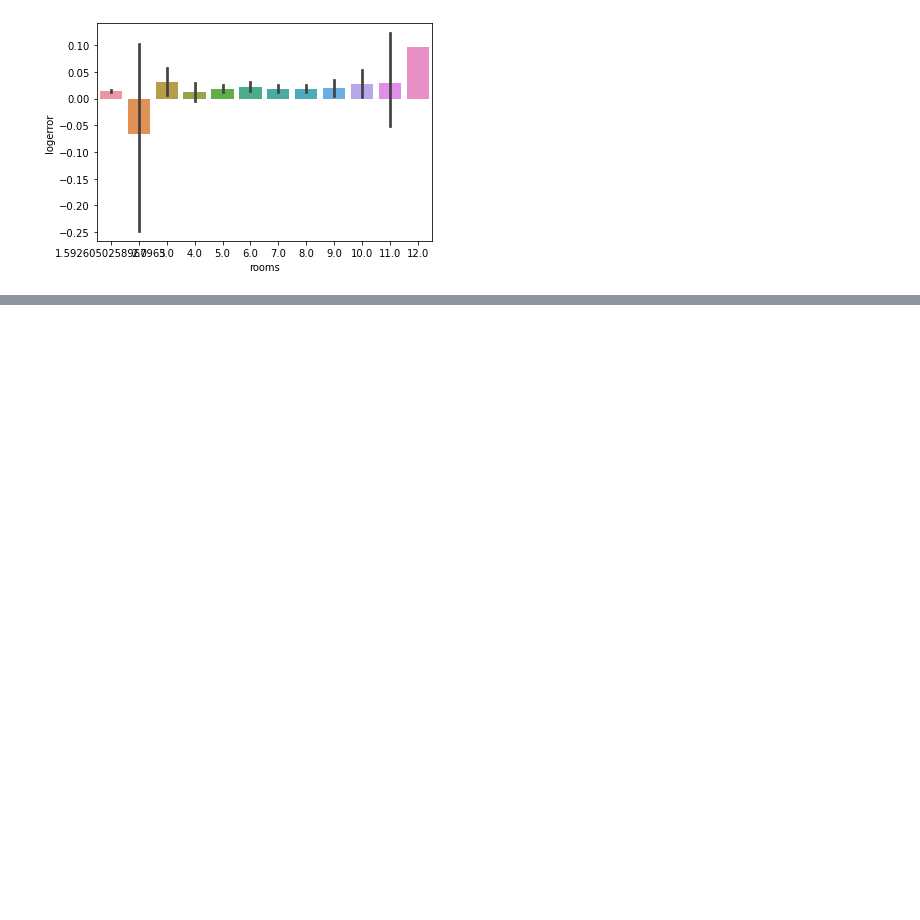
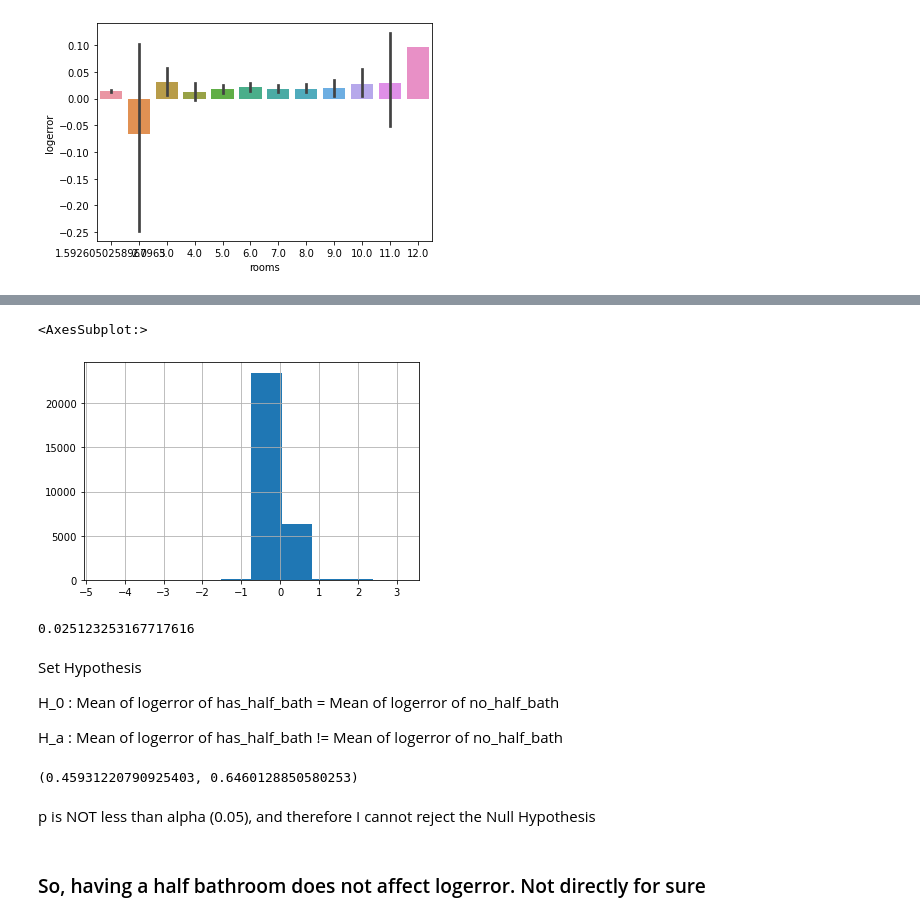
Before and after one commit to brianclements03/clustering, a Jupyter notebook: explore_zillow.ipynb, the cells around one changed output, grey strips where cells are left out. Saved outputs shown, nothing was run; the diff lists cells and outputs as text; code cells hidden in the pictures; blank space fills up the shorter version.

Commit message:
add new question and stats test

```diff
--- a/explore_zillow.ipynb
+++ b/explore_zillow.ipynb
@@ -608,0 +629,28 @@ Normally distributed....
+# %%
+no_half_bath_sample = train[train.has_half_bath==0].logerror
+no_half_bath_sample.hist()
+# %% [output]
+<AxesSubplot:>
+[figure, added]
+# %%
+no_half_bath_sample.var()
+# %% [output]
+0.025123253167717616
+# %% [markdown]
+Set Hypothesis
+
+H_0
+: Mean of logerror of has_half_bath = Mean of logerror of no_half_bath
+
+H_a
+: Mean of logerror of has_half_bath != Mean of logerror of no_half_bath
+# %%
+t, p = stats.ttest_ind(has_half_bath_sample, no_half_bath_sample, equal_var=True)
+
+t, p
+# %% [output]
+(0.45931220790925403, 0.6460128850580253)
+# %% [markdown]
+p is NOT less than alpha (0.05), and therefore I cannot reject the Null Hypothesis
+# %% [markdown]
+### So, having a half bathroom does not affect logerror.  Not directly for sure
```
Also changed, not shown: parts of 55 cells of this notebook.
